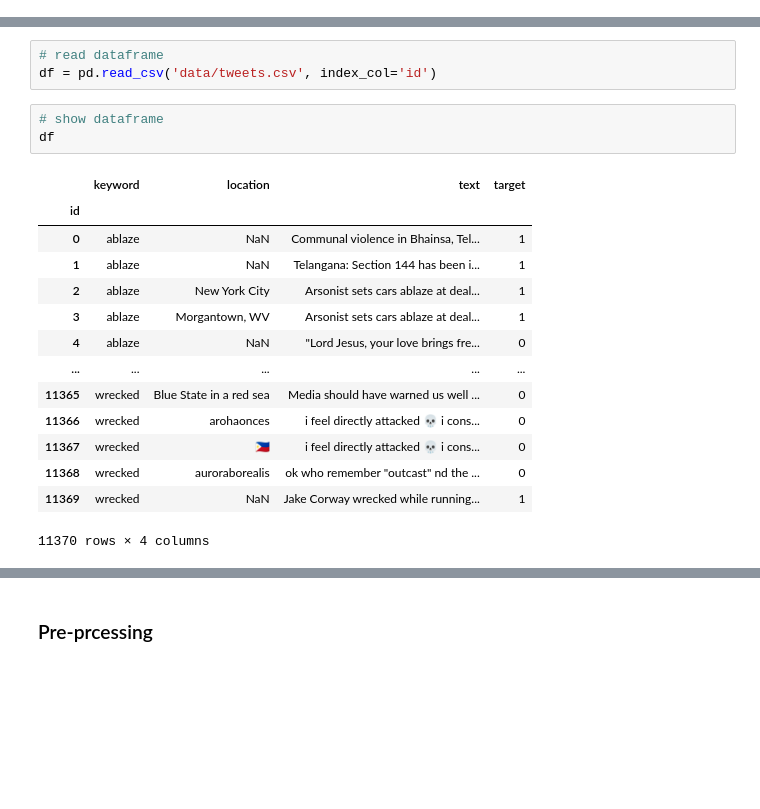
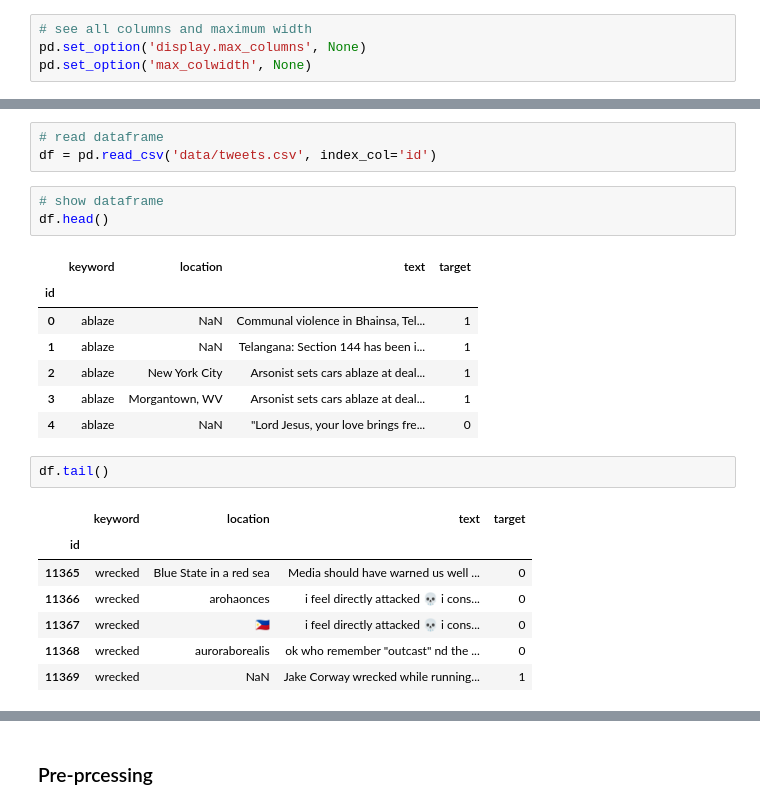
Before and after one commit to osama-sidahmed/Disaster_tweet_Sentiment_analysis, a Jupyter notebook: Disaster_tweet_Sentiment_analysis.ipynb, the cells around one changed output, grey strips where cells are left out. Cells and saved outputs as stored; diff of their text form; blank space fills up the shorter version.

Commit message:
Add files via upload
dataframe cleaned

```diff
--- a/Disaster_tweet_Sentiment_analysis.ipynb
+++ b/Disaster_tweet_Sentiment_analysis.ipynb
@@ -16,3 +17,7 @@ import matplotlib as plt
+# %%
+# see all columns and maximum width
+pd.set_option('display.max_columns', None)
+pd.set_option('max_colwidth', None)
 # %% [markdown]
 **Dataset Summary:**
 
@@ -46,20 +53,23 @@ The first step is to read the csv file into a data frame and explore the datafra
 df = pd.read_csv('data/tweets.csv', index_col='id')
 # %%
 # show dataframe
-df
+df.head()
 # %% [output]
 |  | keyword | location | text | target |
 | id |  |  |  |  |
 | 0 | ablaze | NaN | Communal violence in Bhainsa, Tel... | 1 |
 | 1 | ablaze | NaN | Telangana: Section 144 has been i... | 1 |
 | 2 | ablaze | New York City | Arsonist sets cars ablaze at deal... | 1 |
 | 3 | ablaze | Morgantown, WV | Arsonist sets cars ablaze at deal... | 1 |
 | 4 | ablaze | NaN | "Lord Jesus, your love brings fre... | 0 |
-| ... | ... | ... | ... | ... |
-| 11365 | wrecked | Blue State in a red sea | Media should have warned us well ... | 0 |
-| 11366 | wrecked | arohaonces | i feel directly attacked 💀 i cons... | 0 |
-| 11367 | wrecked | 🇵🇭 | i feel directly attacked 💀 i cons... | 0 |
-| 11368 | wrecked | auroraborealis | ok who remember "outcast" nd the ... | 0 |
-| 11369 | wrecked | NaN | Jake Corway wrecked while running... | 1 |
-11370 rows × 4 columns
+# %%
+df.tail()
+# %% [output]
+|  | keyword | location | text | target |
+| id |  |  |  |  |
+| 11365 | wrecked | Blue State in a red sea | Media should have warned us well ... | 0 |
+| 11366 | wrecked | arohaonces | i feel directly attacked 💀 i cons... | 0 |
+| 11367 | wrecked | 🇵🇭 | i feel directly attacked 💀 i cons... | 0 |
+| 11368 | wrecked | auroraborealis | ok who remember "outcast" nd the ... | 0 |
+| 11369 | wrecked | NaN | Jake Corway wrecked while running... | 1 |
 # %% [markdown]
```
Also changed, not shown: parts of 47 cells of this notebook, 1 other file.
